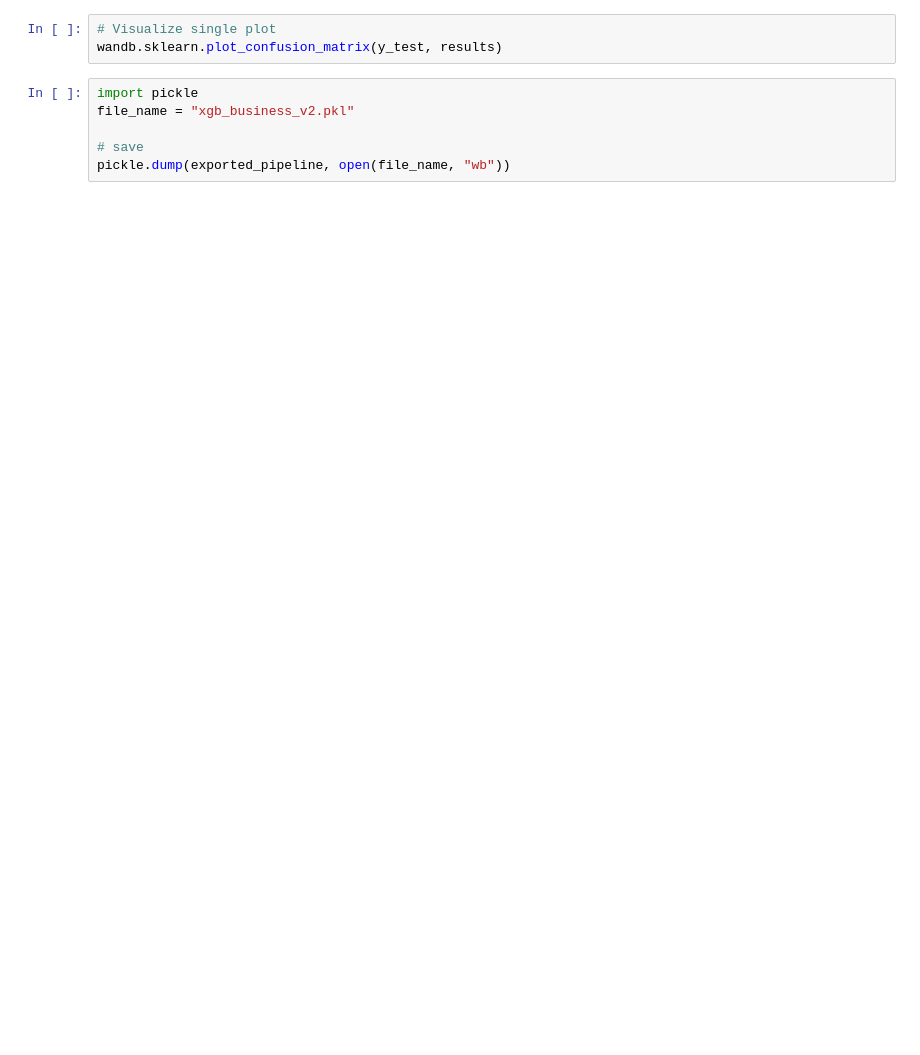
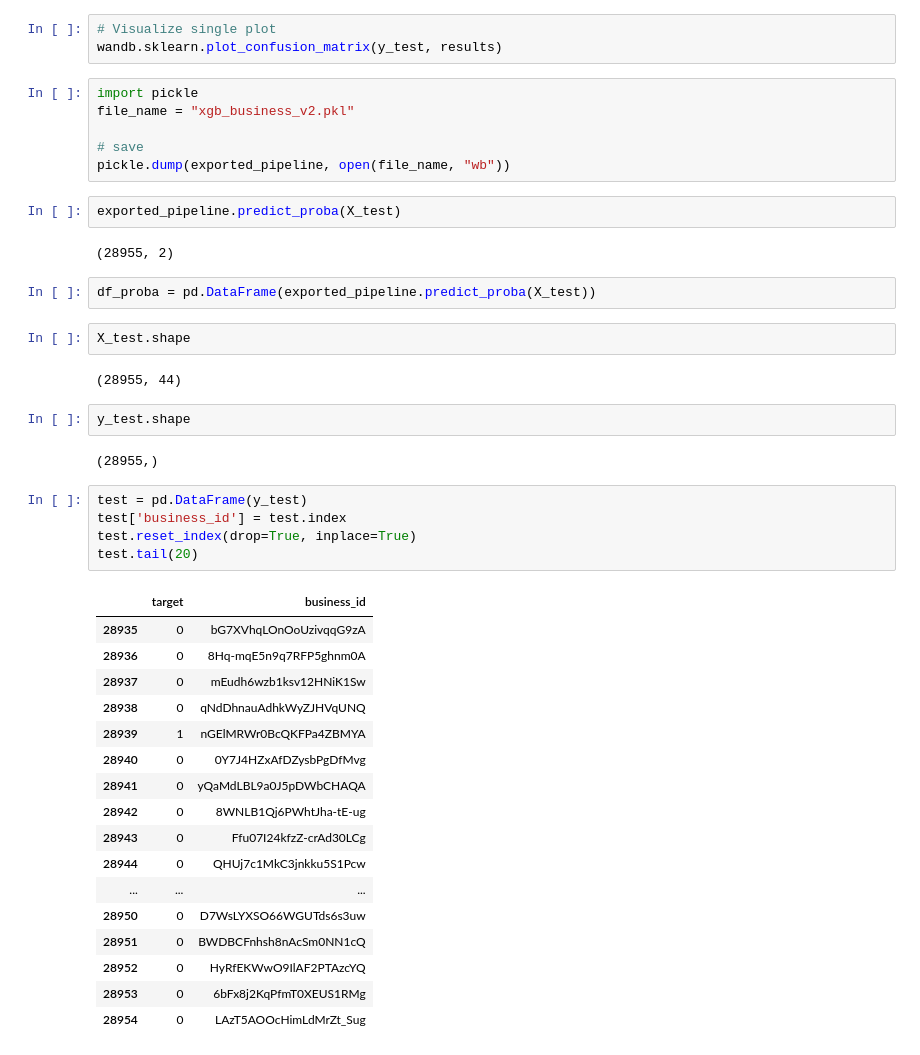
Before and after one commit to HenryLABFinalGrupo02/trabajofinal, a Jupyter notebook: ML/ML_9.ipynb, the cells around one changed output. Cells and saved outputs as stored; diff of their text form; blank space fills up the shorter version.

```diff
--- a/ML/ML_9.ipynb
+++ b/ML/ML_9.ipynb
@@ -347,3 +334,40 @@ file_name = "xgb_business_v2.pkl"
 
 # save
 pickle.dump(exported_pipeline, open(file_name, "wb"))
+# %%
+exported_pipeline.predict_proba(X_test)
+# %% [output]
+(28955, 2)
+# %%
+df_proba = pd.DataFrame(exported_pipeline.predict_proba(X_test))
+# %%
+X_test.shape
+# %% [output]
+(28955, 44)
+# %%
+y_test.shape
+# %% [output]
+(28955,)
+# %%
+test = pd.DataFrame(y_test)
+test['business_id'] = test.index
+test.reset_index(drop=True, inplace=True)
+test.tail(20)
+# %% [output]
+|  | target | business_id |
+| 28935 | 0 | bG7XVhqLOnOoUzivqqG9zA |
+| 28936 | 0 | 8Hq-mqE5n9q7RFP5ghnm0A |
+| 28937 | 0 | mEudh6wzb1ksv12HNiK1Sw |
+| 28938 | 0 | qNdDhnauAdhkWyZJHVqUNQ |
+| 28939 | 1 | nGElMRWr0BcQKFPa4ZBMYA |
+| 28940 | 0 | 0Y7J4HZxAfDZysbPgDfMvg |
+| 28941 | 0 | yQaMdLBL9a0J5pDWbCHAQA |
+| 28942 | 0 | 8WNLB1Qj6PWhtJha-tE-ug |
+| 28943 | 0 | Ffu07I24kfzZ-crAd30LCg |
+| 28944 | 0 | QHUj7c1MkC3jnkku5S1Pcw |
+| ... | ... | ... |
+| 28950 | 0 | D7WsLYXSO66WGUTds6s3uw |
+| 28951 | 0 | BWDBCFnhsh8nAcSm0NN1cQ |
+| 28952 | 0 | HyRfEKWwO9IlAF2PTAzcYQ |
+| 28953 | 0 | 6bFx8j2KqPfmT0XEUS1RMg |
+| 28954 | 0 | LAzT5AOOcHimLdMrZt_Sug |
```
Also changed, not shown: parts of 16 cells of this notebook, 2 other files.
